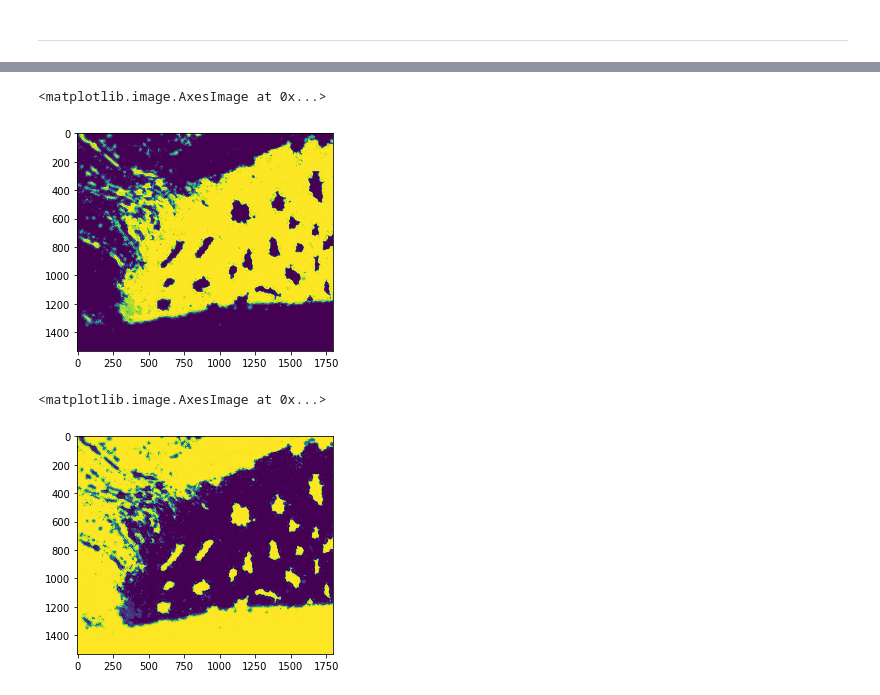
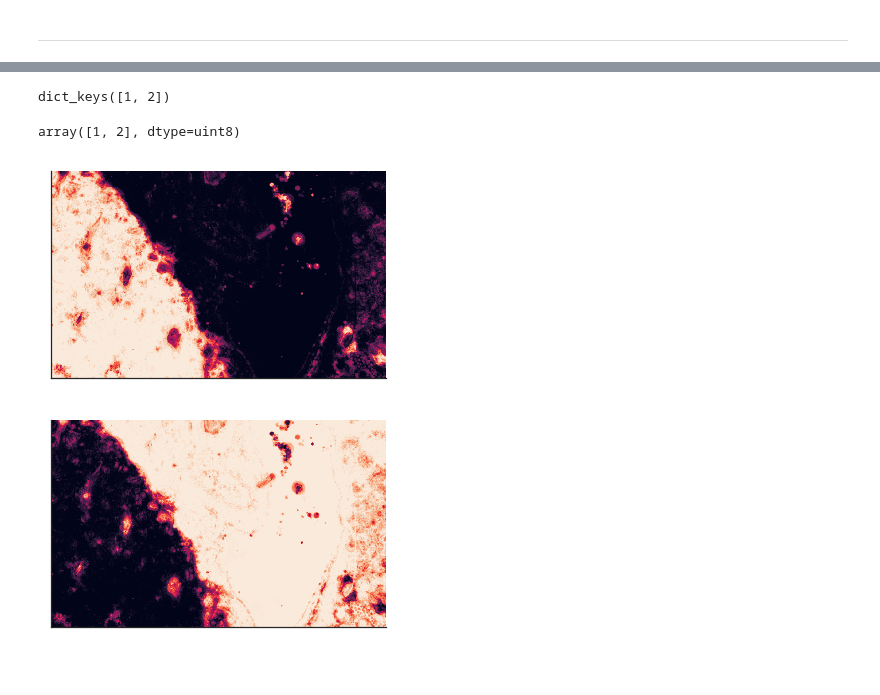
Before and after one commit to codyheiser/fuzzy-lasagna, a Jupyter notebook: ilastik_dev.ipynb, the cells around one changed output, grey strips where cells are left out. Saved outputs shown, nothing was run; the diff lists cells and outputs as text; code cells hidden in the pictures; blank space fills up the shorter version.

```diff
--- a/ilastik_dev.ipynb
+++ b/ilastik_dev.ipynb
@@ -77,10 +37,15 @@ probabilities for label 2: [[0.76 0.81 0.87 ... 1.   1.   1.  ]
-# %%
-plt.imshow(prob[:,:,0])
-# %% [output]
-<matplotlib.image.AxesImage at 0x...>
-[figure, removed]
-# %%
-plt.imshow(prob[:,:,1])
-# %% [output]
-<matplotlib.image.AxesImage at 0x...>
-[figure, removed]
+# %%
+# probability data is split into a dictionary where keys are segment IDs from [1,]
+print(prob1.data.keys())
+prob1.seg_IDs
+# (these should match)
+# %% [output]
+dict_keys([1, 2])
+array([1, 2], dtype=uint8)
+# %%
+# we can now plot probabilities for both segment IDs, which in this case are inverses of one another since there's two of them
+prob1.plot(seg_ID=1)
+prob1.plot(seg_ID=2)
+# %% [output]
+[figure, added]
+[figure, added]
```
Also changed, not shown: parts of 19 cells of this notebook, 7 other files.
